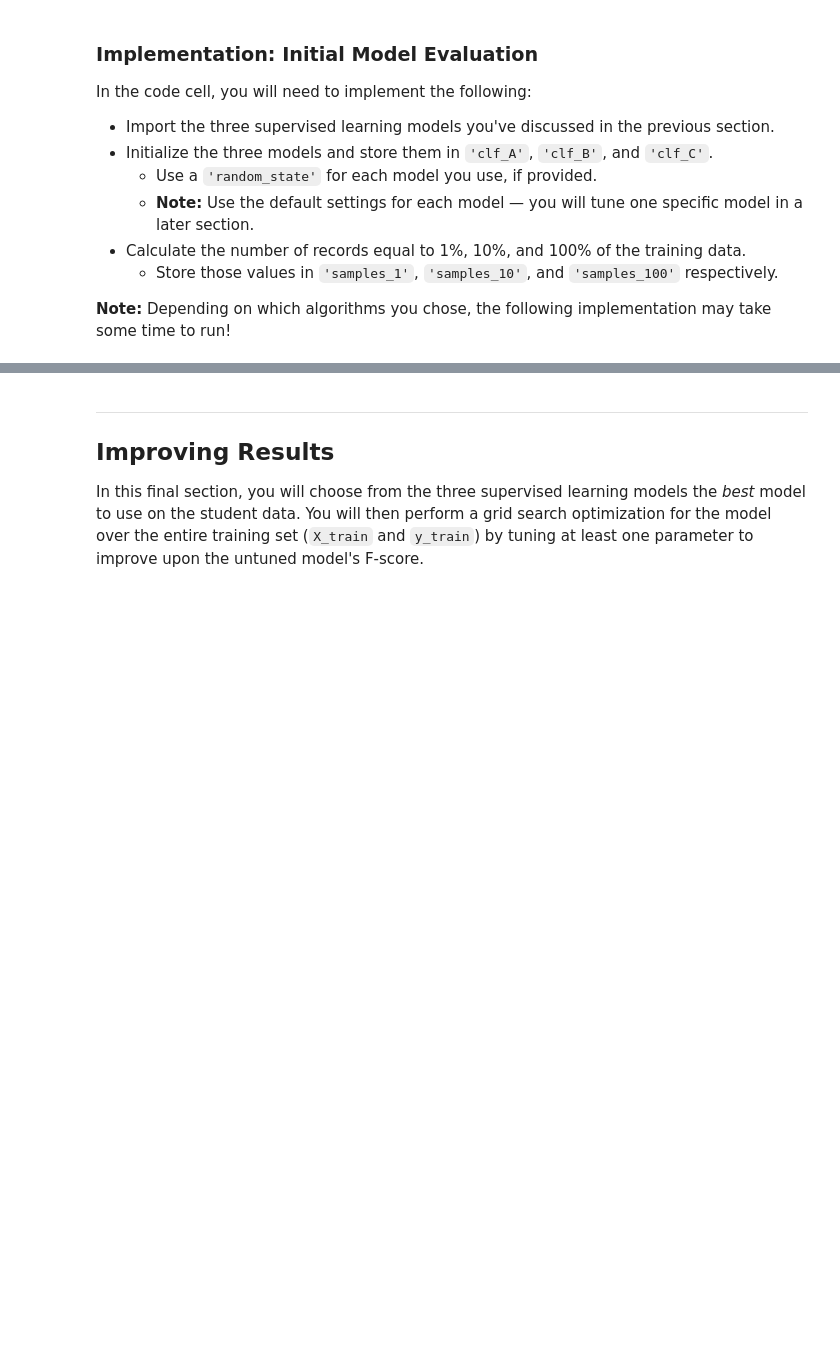
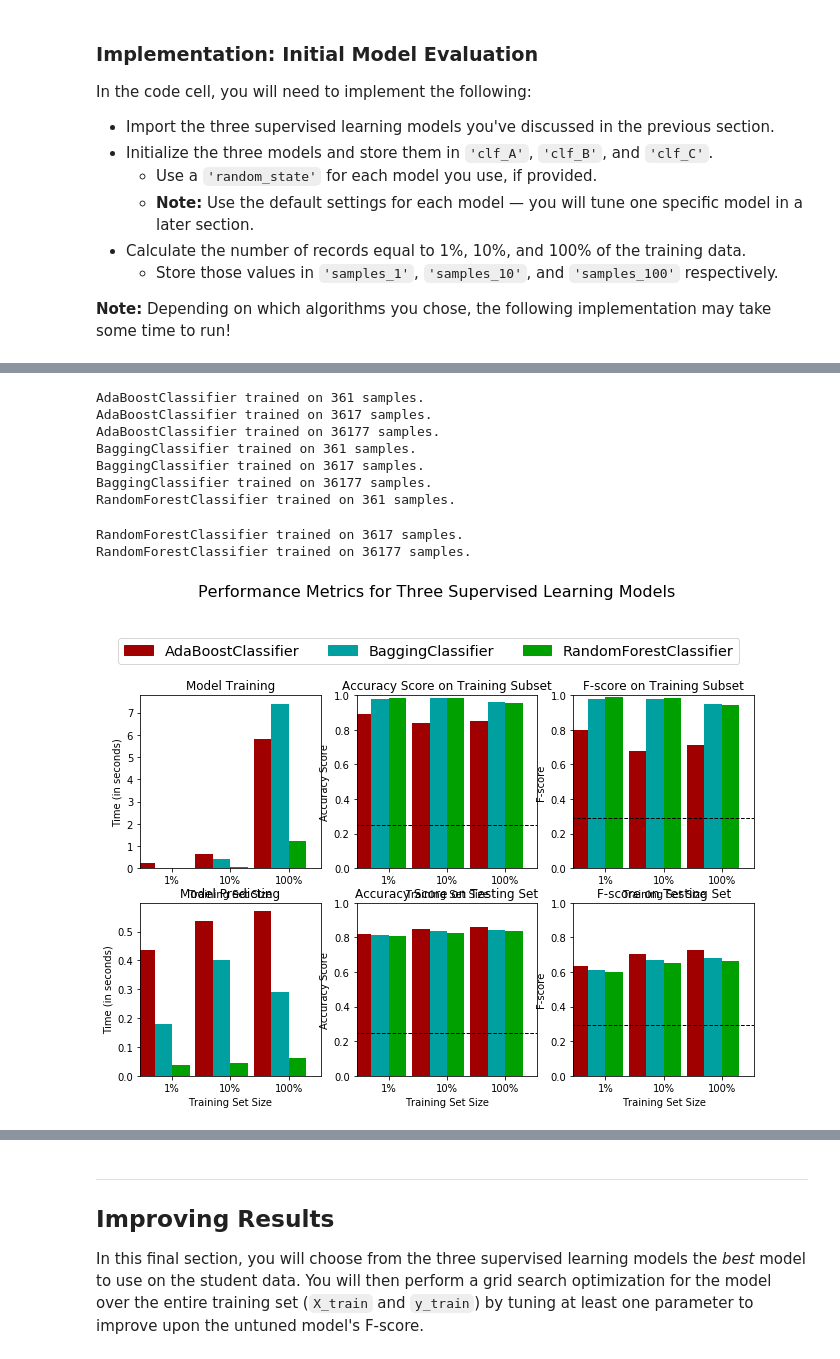
Before and after one commit to cuong-mai/finding-donors, a Jupyter notebook: finding_donors.ipynb, the cells around one changed output, grey strips where cells are left out. Cells and saved outputs as stored; diff of their text form; code cells hidden in the pictures; blank space fills up the shorter version.

```diff
--- a/finding_donors.ipynb
+++ b/finding_donors.ipynb
@@ -444,29 +439,39 @@ from sklearn.linear_model import LogisticRegression
 # %%
-# rand_state = 68
-#
-# # TODO: Initialize the three models
-# clf_A = AdaBoostClassifier(random_state=rand_state)
-# clf_B = BaggingClassifier(random_state=rand_state)
-# clf_C = RandomForestClassifier(random_state=rand_state)
-#
-# # TODO: Calculate the number of samples for 1%, 10%, and 100% of the training data - DONE
-# # HINT: samples_100 is the entire training set i.e. len(y_train)
-# # HINT: samples_10 is 10% of samples_100 (ensure to set the count of the values to be `int` and not `float`)
-# # HINT: samples_1 is 1% of samples_100 (ensure to set the count of the values to be `int` and not `float`)
-# samples_100 = len(y_train)
-# samples_10 = len(y_train) // 10
-# samples_1 = len(y_train) // 100
-#
-# # Collect results on the learners
-# results = {}
-# for clf in [clf_A, clf_B, clf_C]:
-#     clf_name = clf.__class__.__name__
-#     results[clf_name] = {}
-#     for i, samples in enumerate([samples_1, samples_10, samples_100]):
-#         results[clf_name][i] = \
-#         train_predict(clf, samples, X_train, y_train, X_test, y_test)
-#
-# # Run metrics visualization for the three supervised learning models chosen
-# vs.evaluate(results, accuracy, fscore)
-#
+rand_state = 68
+
+# TODO: Initialize the three models
+clf_A = AdaBoostClassifier(random_state=rand_state)
+clf_B = BaggingClassifier(random_state=rand_state)
+clf_C = RandomForestClassifier(random_state=rand_state)
+
+# TODO: Calculate the number of samples for 1%, 10%, and 100% of the training data - DONE
+# HINT: samples_100 is the entire training set i.e. len(y_train)
+# HINT: samples_10 is 10% of samples_100 (ensure to set the count of the values to be `int` and not `float`)
+# HINT: samples_1 is 1% of samples_100 (ensure to set the count of the values to be `int` and not `float`)
+samples_100 = len(y_train)
+samples_10 = len(y_train) // 10
+samples_1 = len(y_train) // 100
+
+# Collect results on the learners
+results = {}
+for clf in [clf_A, clf_B, clf_C]:
+    clf_name = clf.__class__.__name__
+    results[clf_name] = {}
+    for i, samples in enumerate([samples_1, samples_10, samples_100]):
+        results[clf_name][i] = \
+        train_predict(clf, samples, X_train, y_train, X_test, y_test)
+
+# Run metrics visualization for the three supervised learning models chosen
+vs.evaluate(results, accuracy, fscore)
+# %% [output]
+AdaBoostClassifier trained on 361 samples.
+AdaBoostClassifier trained on 3617 samples.
+AdaBoostClassifier trained on 36177 samples.
+BaggingClassifier trained on 361 samples.
+BaggingClassifier trained on 3617 samples.
+BaggingClassifier trained on 36177 samples.
+RandomForestClassifier trained on 361 samples.
+RandomForestClassifier trained on 3617 samples.
+RandomForestClassifier trained on 36177 samples.
+[figure, added]
 # %%
```
Also changed, not shown: parts of 25 cells of this notebook, 1 other file.
